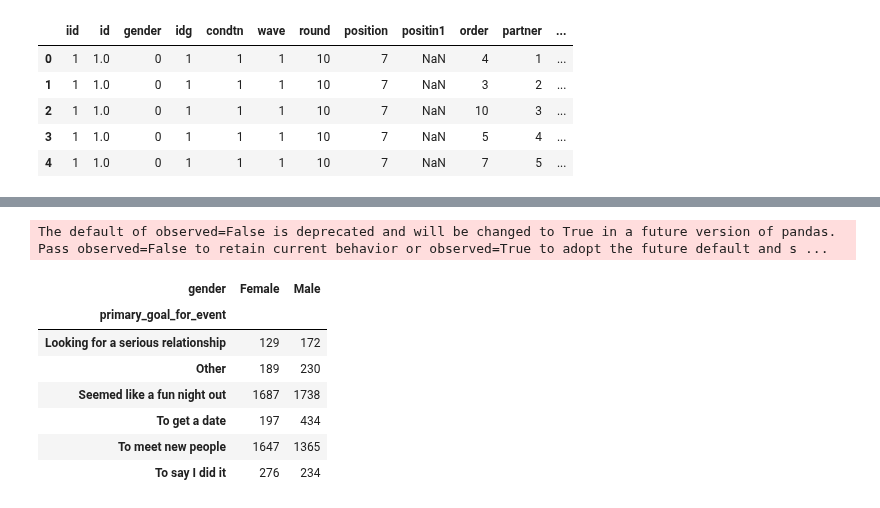
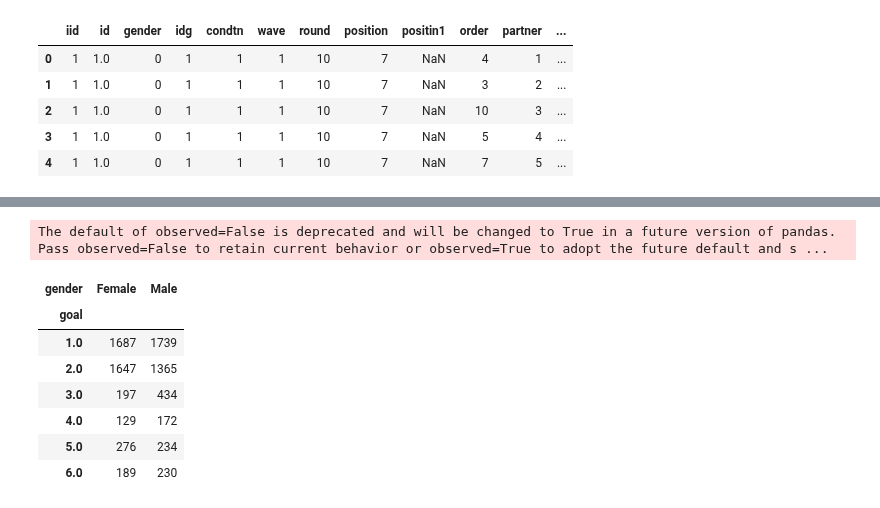
Before and after one commit to Quentin-qha/Jedha, a Jupyter notebook: 02_exploratory_data_analysis/speed_dating__tinder/00-project-speed_dating__tinder.ipynb, the cells around one changed output, grey strips where cells are left out. Drawn from its saved outputs; the diff is of its cells as text; code cells hidden in the pictures.

```diff
--- a/02_exploratory_data_analysis/speed_dating__tinder/00-project-speed_dating__tinder.ipynb
+++ b/02_exploratory_data_analysis/speed_dating__tinder/00-project-speed_dating__tinder.ipynb
@@ -32,0 +37,5 @@ df.describe(include='all')
+# %%
+# precent of missing values
+df_missing_values = df.isna().sum() / len(df) * 100
+df_missing_values_sort = df_missing_values[df_missing_values >= 50].sort_values(ascending=False).reset_index()
+df_missing_values_sort.columns = ['col_name', 'percent_missing']
@@ -268,17 +110,22 @@ df.head()
+# %%
+# Fill data if I can
+# Apply a wave id to the only one missing NaN => df[df['iid'] == 552]
+df['id'] = df['id'].fillna(22)
+
+# num_in_3 92% missing values but th evalues is "if yes, how many?" than if no value that will say 0
+df['num_in_3'] = df['num_in_3'].fillna(0)
 # %%
-# Apply a wave id to the only one missing NaN => df[df['unique_ID'] == 552]
-df[pd.isna(df['id_in_wave'])] = 22
-
-# Cols to convert to Int64
+# Columns to convert to Int64
 col_to_convert_to_int = [
     'positin1',
-    'partner_unique_id',
-    'partner_age',
+    'pid',
+    'age_o',
     'age'
 ]
 
-# Convert to int
-df['id_in_wave'] = df['id_in_wave'].astype(int)
+# Convertion apply to be an int
+df['id'] = df['id'].astype(int)
+df['num_in_3'] = df['num_in_3'].astype(int)
 df[col_to_convert_to_int] = df[col_to_convert_to_int].astype('Int64')
 # %%
 # Mapping dictionnaires
@@ -391,0 +179,4 @@ df['field_of_study'] = df['field_of_study'].astype('category')
+# %%
+# Drop columns with more than 50% missing values
+df = df.drop(df_missing_values[df_missing_values >= 50].index, axis=1)
+df.shape
@@ -450,14 +260,14 @@ fig.show()
 # %%
-df_goal_gender = df.groupby(['gender', 'primary_goal_for_event']).size().unstack(level=0)
+df_goal_gender = df.groupby(['gender', 'goal']).size().unstack(level=0)
 df_goal_gender
 # %% [output]
 The default of observed=False is deprecated and will be changed to True in a future version of pandas. Pass observed=False to retain current behavior or observed=True to adopt the future default and s ...
 | gender | Female | Male |
-| primary_goal_for_event |  |  |
-| Looking for a serious relationship | 129 | 172 |
-| Other | 189 | 230 |
-| Seemed like a fun night out | 1687 | 1738 |
-| To get a date | 197 | 434 |
-| To meet new people | 1647 | 1365 |
-| To say I did it | 276 | 234 |
+| goal |  |  |
+| 1.0 | 1687 | 1739 |
+| 2.0 | 1647 | 1365 |
+| 3.0 | 197 | 434 |
+| 4.0 | 129 | 172 |
+| 5.0 | 276 | 234 |
+| 6.0 | 189 | 230 |
 # %%
```
Also changed, not shown: parts of 26 cells of this notebook.
